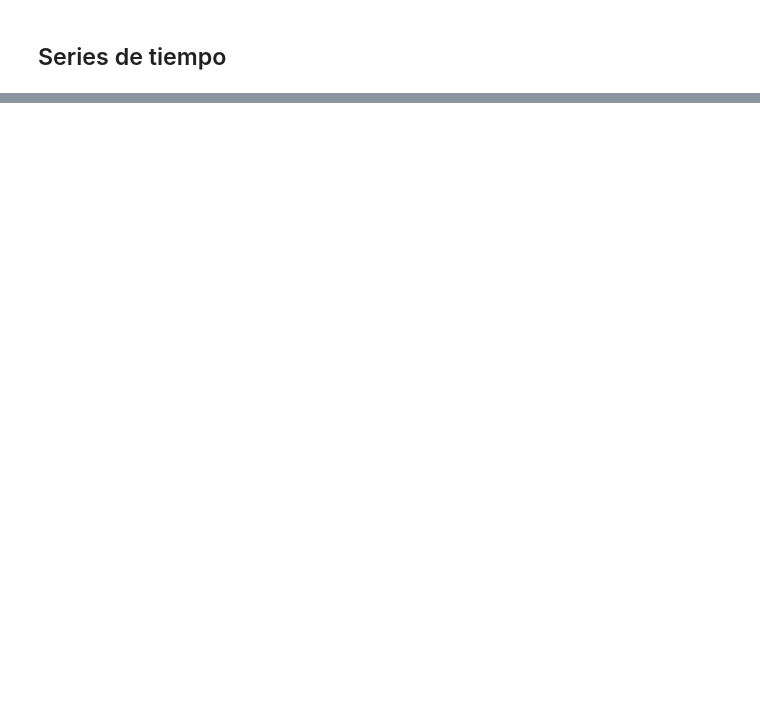
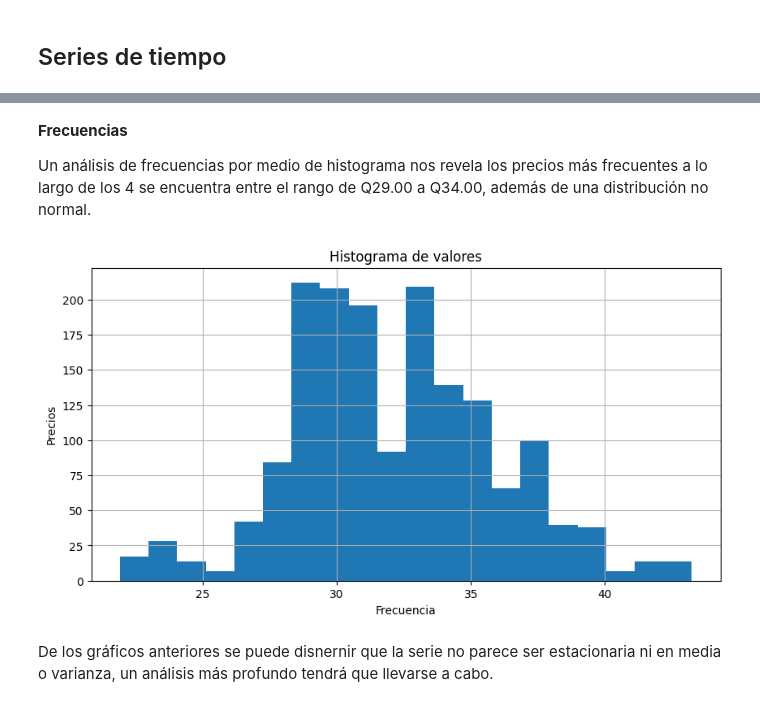
Before and after one commit to DanielRasho/DS-Lab1, a Jupyter notebook: report.ipynb, the cells around one changed output, grey strips where cells are left out. Cells and saved outputs as stored; diff of their text form; code cells hidden in the pictures; blank space fills up the shorter version.

```diff
--- a/report.ipynb
+++ b/report.ipynb
@@ -235,0 +258,14 @@ plt.show()
+# %% [markdown]
+**Frecuencias**
+
+Un análisis de frecuencias por medio de histograma nos revela los precios más frecuentes a lo largo de los 4 se encuentra entre el rango de Q29.00 a Q34.00, además de una distribución no normal.
+# %%
+df_final["Superior"].plot(kind="hist", figsize=(10, 5), title="Histograma de valores", bins=20)
+plt.xlabel("Frecuencia")
+plt.ylabel("Precios")
+plt.grid(True)
+plt.show()
+# %% [output]
+[figure, added]
+# %% [markdown]
+De los gráficos anteriores se puede disnernir que la serie no parece ser estacionaria ni en media o varianza, un análisis más profundo tendrá que llevarse a cabo.
```
Also changed, not shown: parts of 134 cells of this notebook.
